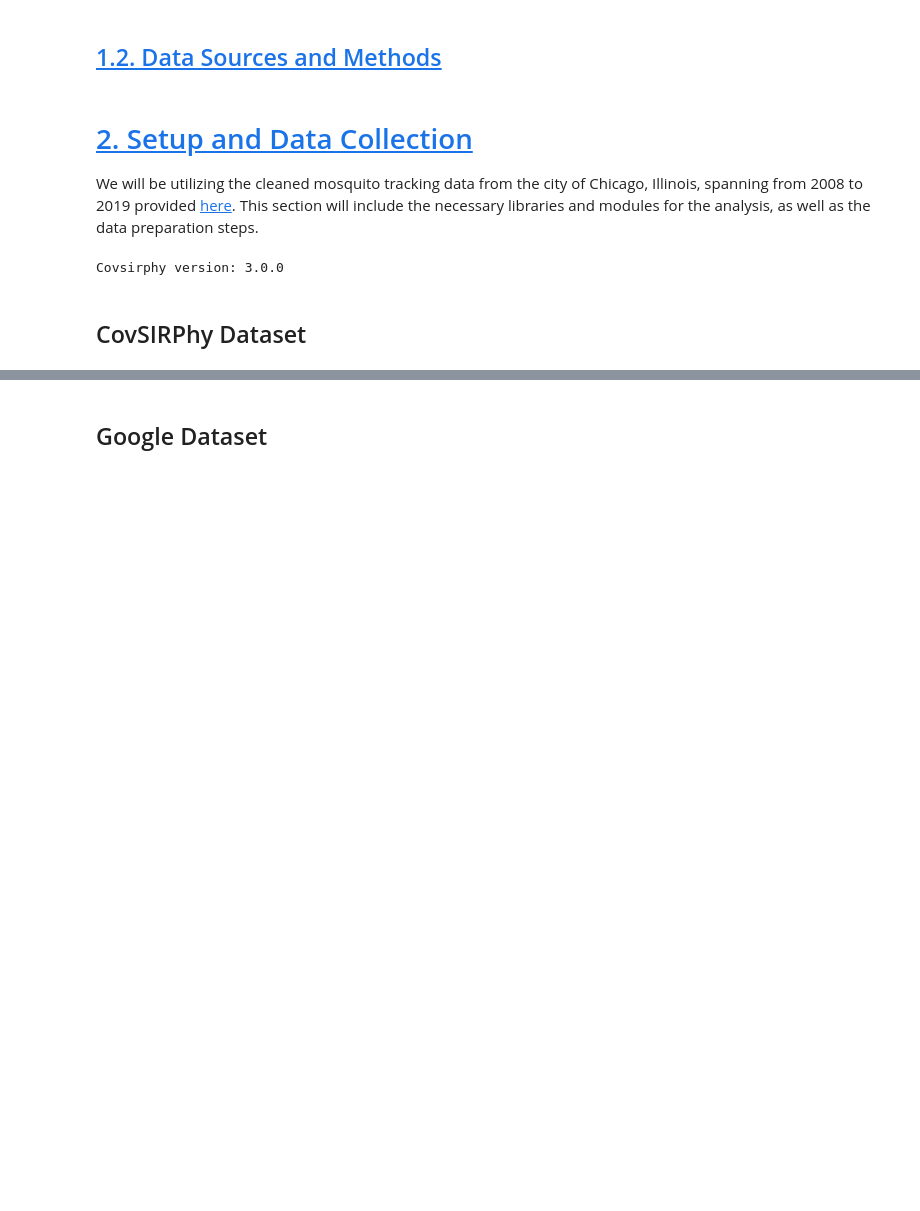
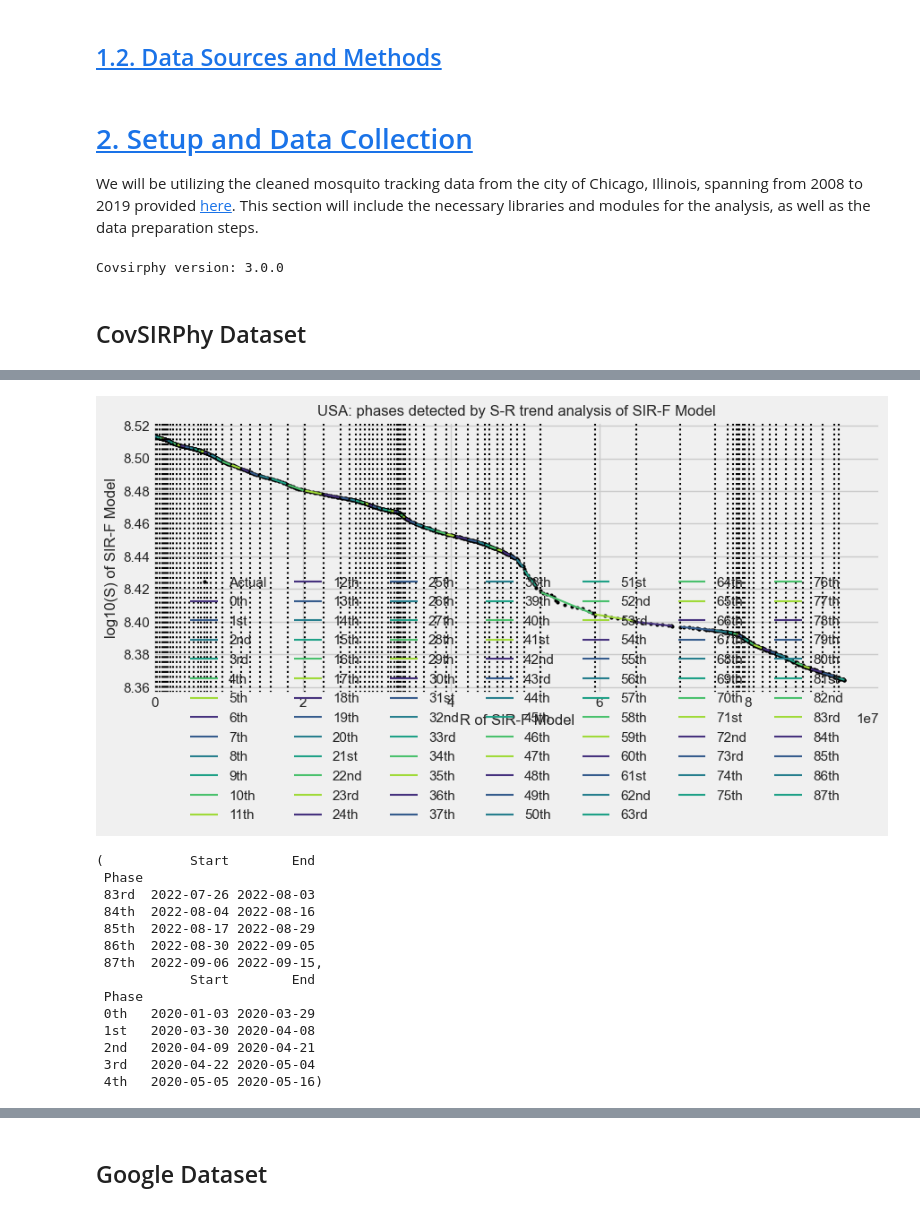
Before and after one commit to scelarek/CovidCast, a Jupyter notebook: Capstone/Main File.ipynb, the cells around one changed output, grey strips where cells are left out. Saved outputs shown, nothing was run; the diff lists cells and outputs as text; code cells hidden in the pictures; blank space fills up the shorter version.

Commit message:
Cleaning

```diff
--- a/Capstone/Main File.ipynb
+++ b/Capstone/Main File.ipynb
@@ -293,0 +87,23 @@ cs.line_plot(
+# %%
+# Convert Date Column to Datetime, Resampling for only the dates in question, and Filling of Missing Values with Forward Fill and 0
+eng.clean(kinds=['resample', 'fillna', 'convert_date'], date_range=('2020-01-03', '2022-09-15'))
+eng.transform()
+
+# Day to Day Differences
+eng.diff(column="Confirmed", suffix="_Daily_Diff", freq="D")
+eng.diff(column="Fatal", suffix="_Daily_Diff", freq="D")
+eng.diff(column="Recovered", suffix="_Daily_Diff", freq="D")
+eng.diff(column="Susceptible", suffix="_Daily_Diff", freq="D")
+eng.diff(column="Tests", suffix="_Daily_Diff", freq="D")
+
+# Addition
+eng.add(columns=["Fatal", "Recovered"], new="Total_Removed")
+
+# Division and Ratios
+eng.div(numerator="Confirmed", denominator="Tests", new="Confirmed_per_Test")
+eng.div(numerator="Fatal", denominator="Confirmed", new="Fatal_per_Confirmed")
+eng.div(numerator="Recovered", denominator="Confirmed", new="Recovered_per_Confirmed")
+eng.div(numerator="Fatal", denominator="Total_Removed", new="Fatal_to_Total_Removed")
+
+eng.all().info()
+eng.all().tail()
@@ -293,0 +134,9 @@ cs.line_plot(
+# %%
+# Create subset of data for the country of interest and the dates of interest
+# Complement does two things here: forces always increasing cumulative values, estimates recovered cases using value of estimated recovery period
+
+actual_df, status, _ = eng.subset(geo=country_ISO3, start_date='2020-01-03', end_date='2022-09-15', complement=True)
+print(status)
+
+actual_df.info()
+display(actual_df.tail())
@@ -293,0 +168,5 @@ cs.line_plot(
+# %%
+# Create a SIRF Model from actual df
+dyn_act = cs.Dynamics.from_data(model=cs.SIRFModel, data=actual_df, name=country_ISO3)
+
+dyn_act.register().tail()
@@ -293,0 +181,22 @@ cs.line_plot(
+# %%
+# Breakdown of the SIRF Model Parameters and points of change
+dyn_act.segment()
+
+# Show summary
+dyn_act.summary().tail(), dyn_act.summary().head()
+# %% [output]
+[figure, added]
+(           Start        End
+ Phase
+ 83rd  2022-07-26 2022-08-03
+ 84th  2022-08-04 2022-08-16
+ 85th  2022-08-17 2022-08-29
+ 86th  2022-08-30 2022-09-05
+ 87th  2022-09-06 2022-09-15,
+            Start        End
+ Phase
+ 0th   2020-01-03 2020-03-29
+ 1st   2020-03-30 2020-04-08
+ 2nd   2020-04-09 2020-04-21
+ 3rd   2020-04-22 2020-05-04
+ 4th   2020-05-05 2020-05-16)
```
Also changed, not shown: parts of 37 cells of this notebook, 13 other files.
